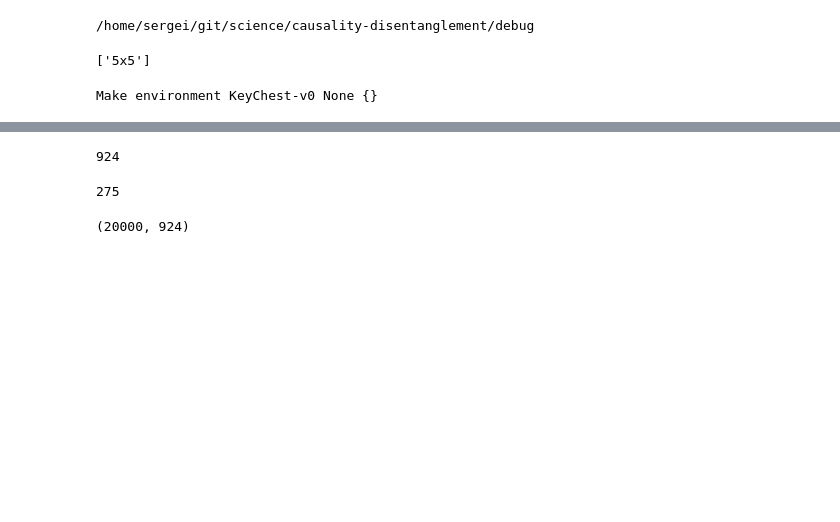
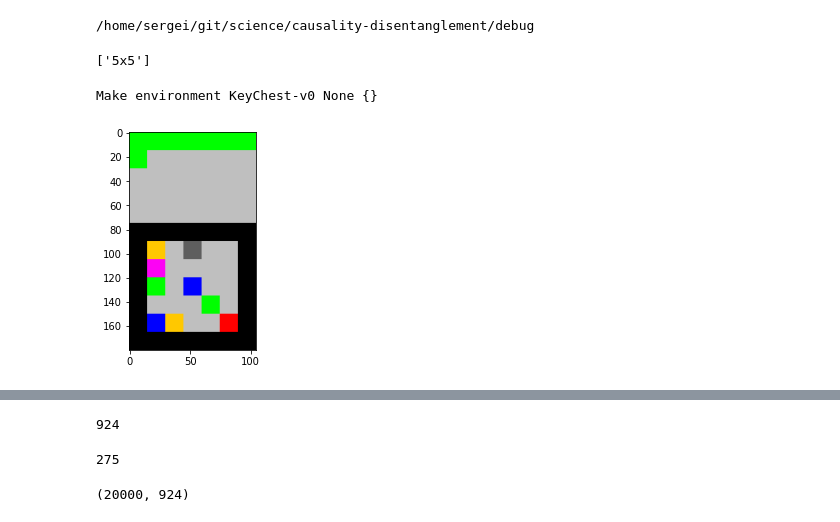
Before and after one commit to sergeivolodin/causality-disentanglement-rl, a Jupyter notebook: debug/convnet_keychest.ipynb, the cells around one changed output, grey strips where cells are left out. Saved outputs shown, nothing was run; the diff lists cells and outputs as text; code cells hidden in the pictures; blank space fills up the shorter version.

```diff
--- a/debug/convnet_keychest.ipynb
+++ b/debug/convnet_keychest.ipynb
@@ -24,3 +25,5 @@ load_config_files(['../keychest/config/5x5.gin'])
 env = EnvDataCollector(load_env())
 # %% [output]
 Make environment KeyChest-v0 None {}
+# %%
+h, w, c = env.env.engine._observation.shape
@@ -27,3 +32,12 @@ Make environment KeyChest-v0 None {}
+# %%
+# hwc
+obs = env.reset()
+obs = obs.reshape(h, w, c)
+# %%
+plt.imshow(keychest_obs2d_to_image(keychest_obs3d_to_obs2d(obs)))
+plt.show()
+# %% [output]
+[figure, added]
 # %%
 for _ in tqdm(range(10000)):
     done = False
```
Also changed, not shown: parts of 3 cells of this notebook, 3 other files.
